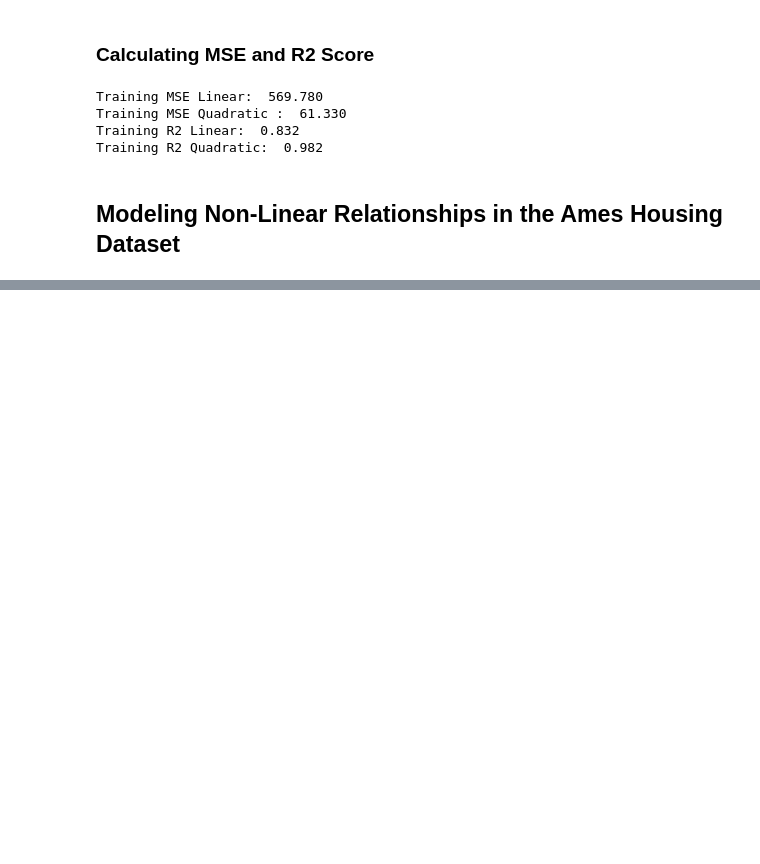
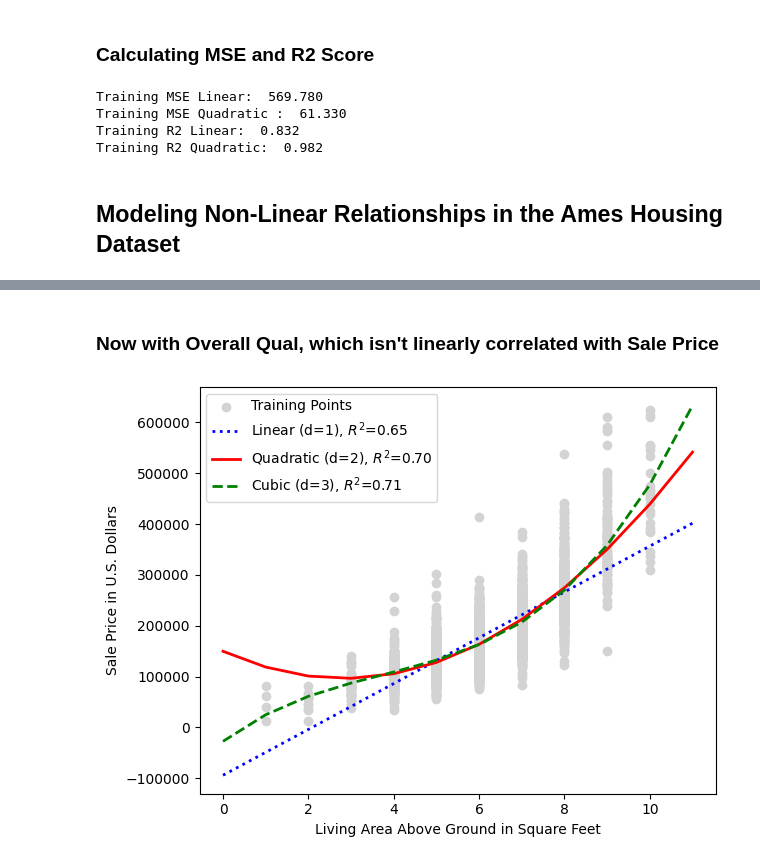
Before and after one commit to Jstafford98/Machine-Learning-with-PyTorch-and-Scikit-Learn, a Jupyter notebook: src/Chapter9.ipynb, the cells around one changed output, grey strips where cells are left out. Saved outputs shown, nothing was run; the diff lists cells and outputs as text; code cells hidden in the pictures; blank space fills up the shorter version.

```diff
--- a/src/Chapter9.ipynb
+++ b/src/Chapter9.ipynb
@@ -375,0 +424,48 @@ Training R2 Quadratic:  0.982
+# %% [markdown]
+### Now with Overall Qual, which isn't linearly correlated with Sale Price
+# %%
+X = ames_df[['Overall Qual']].values
+y = ames_df['SalePrice'].values
+
+outlier_filter = (ames_df['Gr Liv Area'] < 4000) # remove outliers w/ more than 4k sqft living space
+
+X = X[outlier_filter]
+y = y[outlier_filter]
+
+regr = LinearRegression()
+
+# create quadratic and cubic features
+quadratic = PolynomialFeatures(degree=2)
+cubic = PolynomialFeatures(degree=3)
+
+X_quad = quadratic.fit_transform(X)
+X_cubic = cubic.fit_transform(X)
+
+# fit to features
+X_fit = np.arange(X.min() - 1, X.max() + 2, 1)[:,np.newaxis]
+
+regr = regr.fit(X, y)
+y_lin_fit = regr.predict(X_fit)
+linear_r2 = r2_score(y, regr.predict(X))
+
+regr = regr.fit(X_quad, y)
+y_quad_fit = regr.predict(quadratic.fit_transform(X_fit))
+quadratic_r2 = r2_score(y, regr.predict(X_quad))
+
+regr = regr.fit(X_cubic, y)
+y_cubic_fit = regr.predict(cubic.fit_transform(X_fit))
+cubic_r2 = r2_score(y, regr.predict(X_cubic))
+
+# Plot results
+
+plt.scatter(X, y, label='Training Points', color='lightgray')
+plt.plot(X_fit, y_lin_fit, label=f'Linear (d=1), $R^2$={linear_r2:.2f}', color='blue', lw=2, linestyle=':')
+plt.plot(X_fit, y_quad_fit, label=f'Quadratic (d=2), $R^2$={quadratic_r2:.2f}', color='red', lw=2, linestyle='-')
+plt.plot(X_fit, y_cubic_fit, label=f'Cubic (d=3), $R^2$={cubic_r2:.2f}', color='green', lw=2, linestyle='--')
+plt.xlabel("Living Area Above Ground in Square Feet")
+plt.ylabel("Sale Price in U.S. Dollars")
+plt.legend(loc='upper left')
+plt.tight_layout()
+plt.show()
+# %% [output]
+[figure, added]
```
Also changed, not shown: parts of 2 cells of this notebook.
